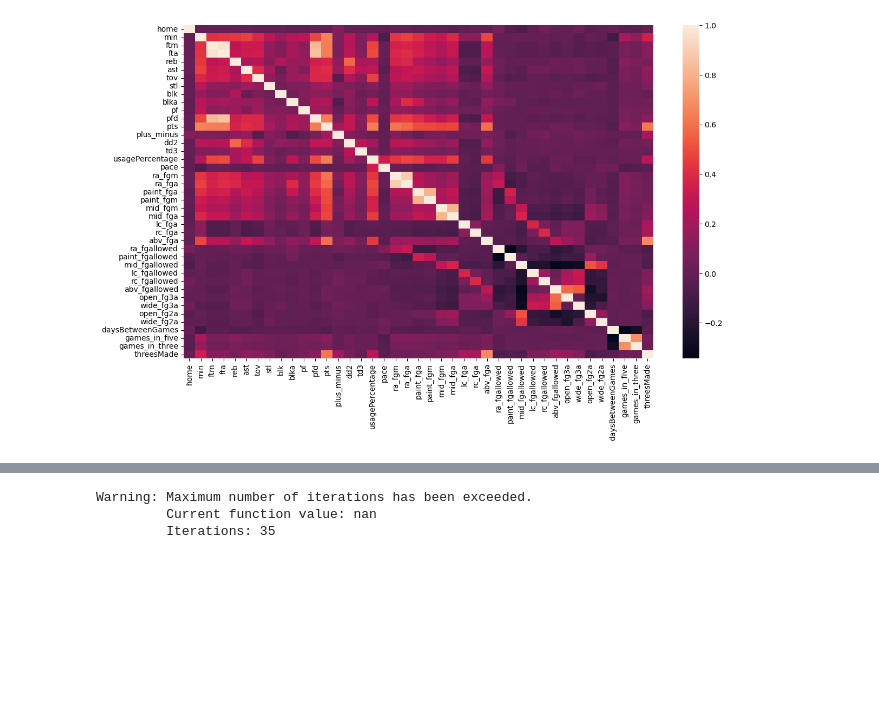
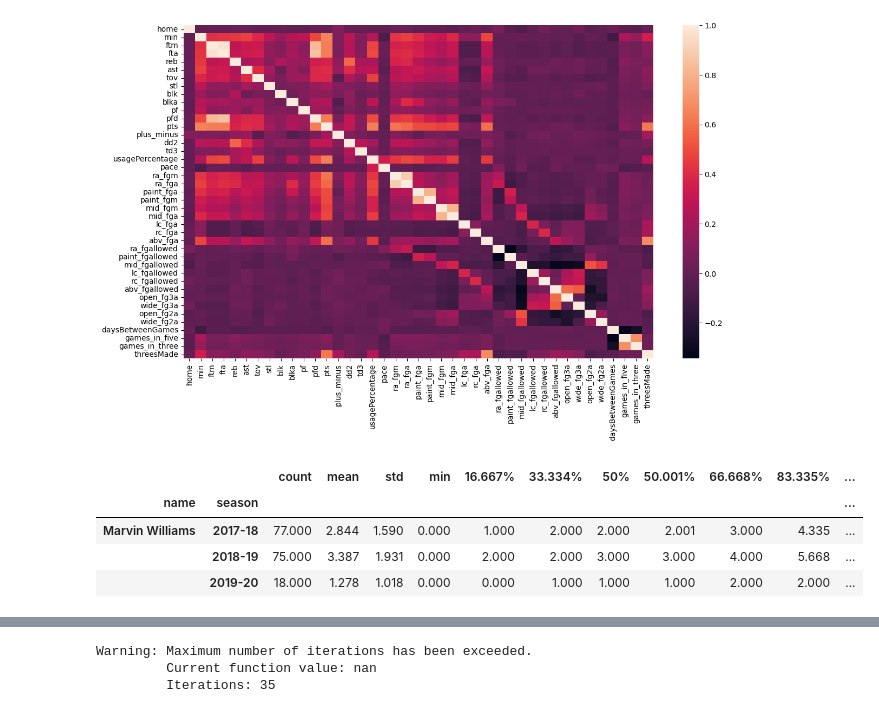
Before and after one commit to eac521/bets, a Jupyter notebook: nba/EDA.ipynb, the cells around one changed output, grey strips where cells are left out. Cells and saved outputs as stored; diff of their text form; code cells hidden in the pictures; blank space fills up the shorter version.

```diff
--- a/nba/EDA.ipynb
+++ b/nba/EDA.ipynb
@@ -1191,3 +1251,11 @@ p = pd.read_sql('''
 
 ''',nba.conn
 )
+# %%
+threes[threes.player_id=='101107'].groupby(['name','season']).abv_fga.describe(percentiles=np.arange(.16667,1,.16667))
+# %% [output]
+|  |  | count | mean | std | min | 16.667% | 33.334% | 50% | 50.001% | 66.668% | 83.335% | ... |
+| name | season |  |  |  |  |  |  |  |  |  |  | ... |
+| Marvin Williams | 2017-18 | 77.000 | 2.844 | 1.590 | 0.000 | 1.000 | 2.000 | 2.000 | 2.001 | 3.000 | 4.335 | ... |
+|  | 2018-19 | 75.000 | 3.387 | 1.931 | 0.000 | 2.000 | 2.000 | 3.000 | 3.000 | 4.000 | 5.668 | ... |
+|  | 2019-20 | 18.000 | 1.278 | 1.018 | 0.000 | 0.000 | 1.000 | 1.000 | 1.000 | 2.000 | 2.000 | ... |
```
Also changed, not shown: parts of 5 cells of this notebook, 2 other files.
